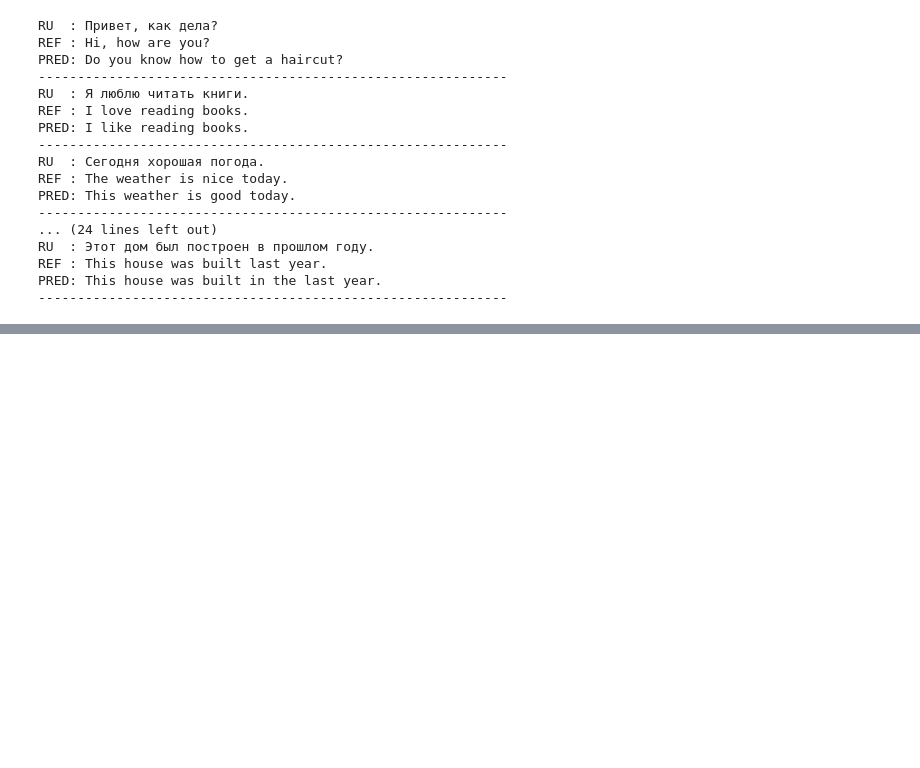
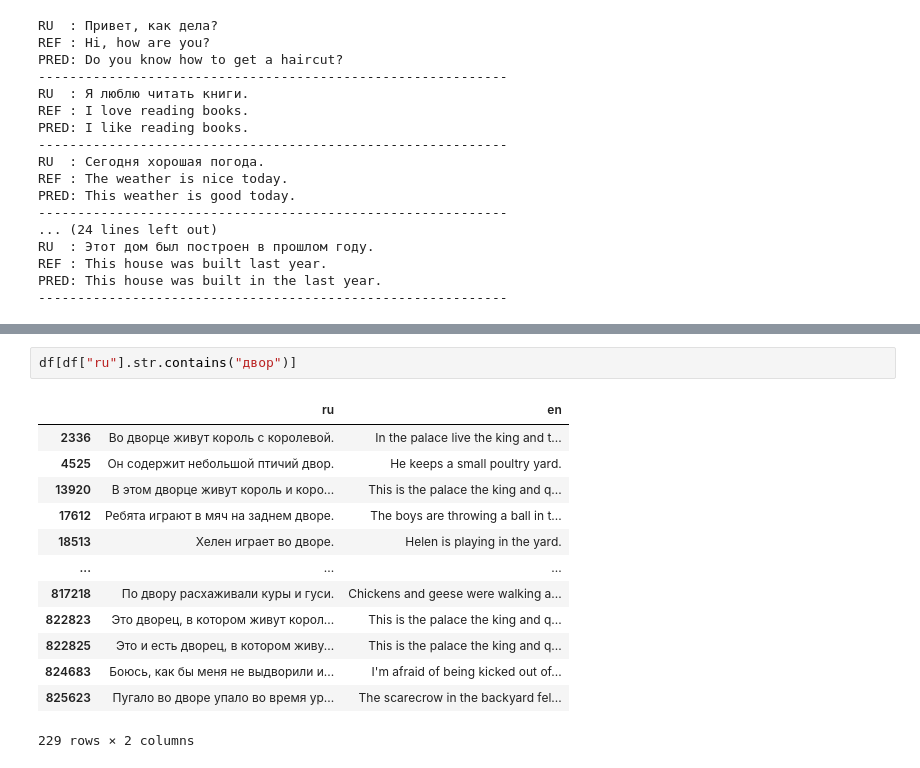
Before and after one commit to ReSpix/neural, a Jupyter notebook: notebooks/rnn/seq2seq.ipynb, the cells around one changed output, grey strips where cells are left out. Cells and saved outputs as stored; diff of their text form; blank space fills up the shorter version.

```diff
--- a/notebooks/rnn/seq2seq.ipynb
+++ b/notebooks/rnn/seq2seq.ipynb
@@ -517,0 +572,16 @@ PRED: This house was built in the last year.
+# %%
+df[df["ru"].str.contains("двор")]
+# %% [output]
+|  | ru | en |
+| 2336 | Во дворце живут король с королевой. | In the palace live the king and t... |
+| 4525 | Он содержит небольшой птичий двор. | He keeps a small poultry yard. |
+| 13920 | В этом дворце живут король и коро... | This is the palace the king and q... |
+| 17612 | Ребята играют в мяч на заднем дворе. | The boys are throwing a ball in t... |
+| 18513 | Хелен играет во дворе. | Helen is playing in the yard. |
+| ... | ... | ... |
+| 817218 | По двору расхаживали куры и гуси. | Chickens and geese were walking a... |
+| 822823 | Это дворец, в котором живут корол... | This is the palace the king and q... |
+| 822825 | Это и есть дворец, в котором живу... | This is the palace the king and q... |
+| 824683 | Боюсь, как бы меня не выдворили и... | I'm afraid of being kicked out of... |
+| 825623 | Пугало во дворе упало во время ур... | The scarecrow in the backyard fel... |
+229 rows × 2 columns
```
Also changed, not shown: parts of 17 cells of this notebook.
